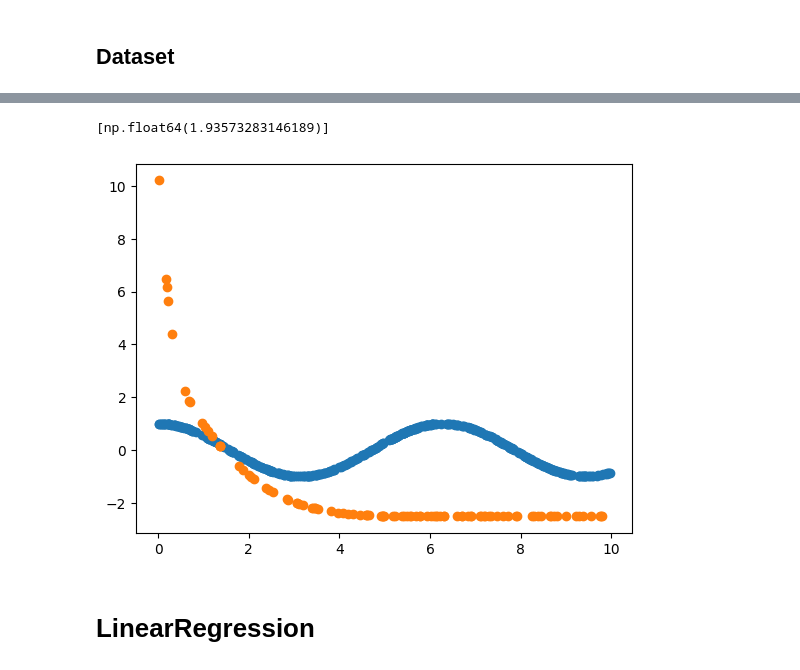
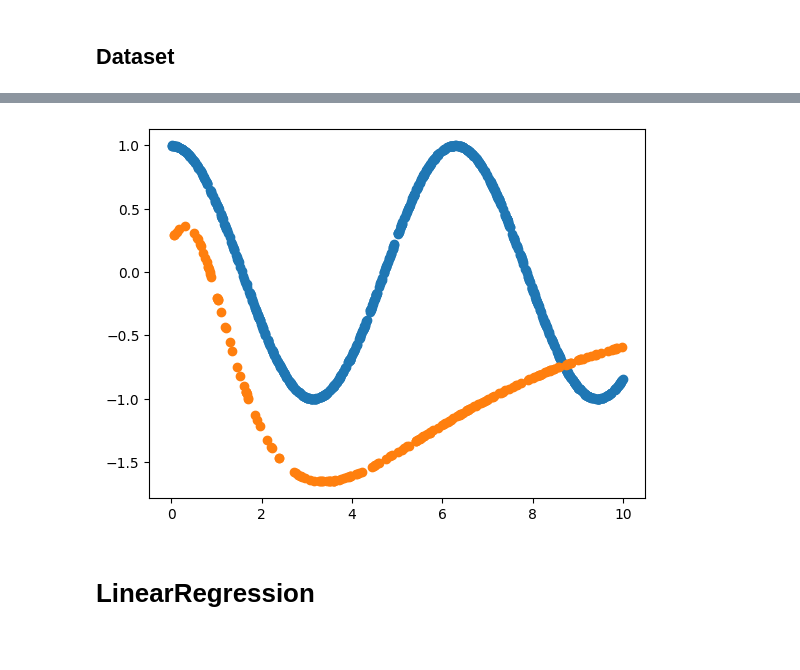
Before and after one commit to PHILIPP111007/ML, a Jupyter notebook: phils_model/main.ipynb, the cells around one changed output, grey strips where cells are left out. Cells and saved outputs as stored; diff of their text form; code cells hidden in the pictures.

```diff
--- a/phils_model/main.ipynb
+++ b/phils_model/main.ipynb
@@ -106,15 +93,15 @@ class CrossEntropy(LossBase):
 # %%
 class Dataset:
-    def __init__(self, data: Data, targets: Targets) -> None:
-        self.data: Data = data
-        self._len = len(data)
-        self.targets: Targets = targets
+    def __init__(self, samples: Samples, targets: Targets) -> None:
+        self.samples: Samples = np.array(samples)
+        self._len = len(samples)
+        self.targets: Targets = np.array(targets)
 
     def __len__(self) -> int:
         return self._len
 
     def __getitem__(self, index) -> Sample:
-        return self.data[index]
+        return self.samples[index], self.targets[index]
 
     def __iter__(self):
-        return iter(self.data)
+        return iter(zip(self.samples, self.targets))
@@ -279,12 +328,22 @@ plt.show()
 # %%
-train_dataset = Dataset(data=X_train, targets=y_train)
+lib = ctypes.CDLL('./functions.so')
+
+train_dataset = Dataset(samples=X_train, targets=y_train)
 
 layers = [
-    Linear(1,20, activation=Sigmoid()),
-    Linear(20,1, activation=Empty()),
+    Linear(1,200, activation=Sigmoid()),
+    Linear(200,1),
 ]
 
-model = Model(layers=layers, loss=MSELoss(), regression=True)
+model = Model(layers=layers, loss=MSELoss(), regression=True, max_change=10000000000000)
+model.fit(dataset=train_dataset, n_epoch=1, learning_rate=0.000001, verbose=1)
 
+preds = []
+for i in X_val:
+    pred = model.predict(i)
+    preds.append(pred)
 
-losses = model.fit(dataset=train_dataset, n_epoch=1, learning_rate=0.001, verbose=1)
+plt.plot(X_train.reshape(-1, 1), y_train, 'o')
+plt.plot(X_val.reshape(-1, 1), preds, 'o')
+plt.show()
+# %% [output]
@@ -291,4 +351 @@ losses = model.fit(dataset=train_dataset, n_epoch=1, learning_rate=0.001, verbos
+[figure, added]
-# %%
-losses
-# %% [output]
-[np.float64(1.93573283146189)]
@@ -300,9 +352,3 @@ for i in X_val:
-# %%
-plt.plot(X_train, y_train, 'o')
-plt.plot(X_val, preds, 'o')
-plt.show()
-# %% [output]
-[figure, removed]
 # %% [markdown]
 # LinearRegression
 # %%
```
Also changed, not shown: parts of 50 cells of this notebook, 3 other files.
